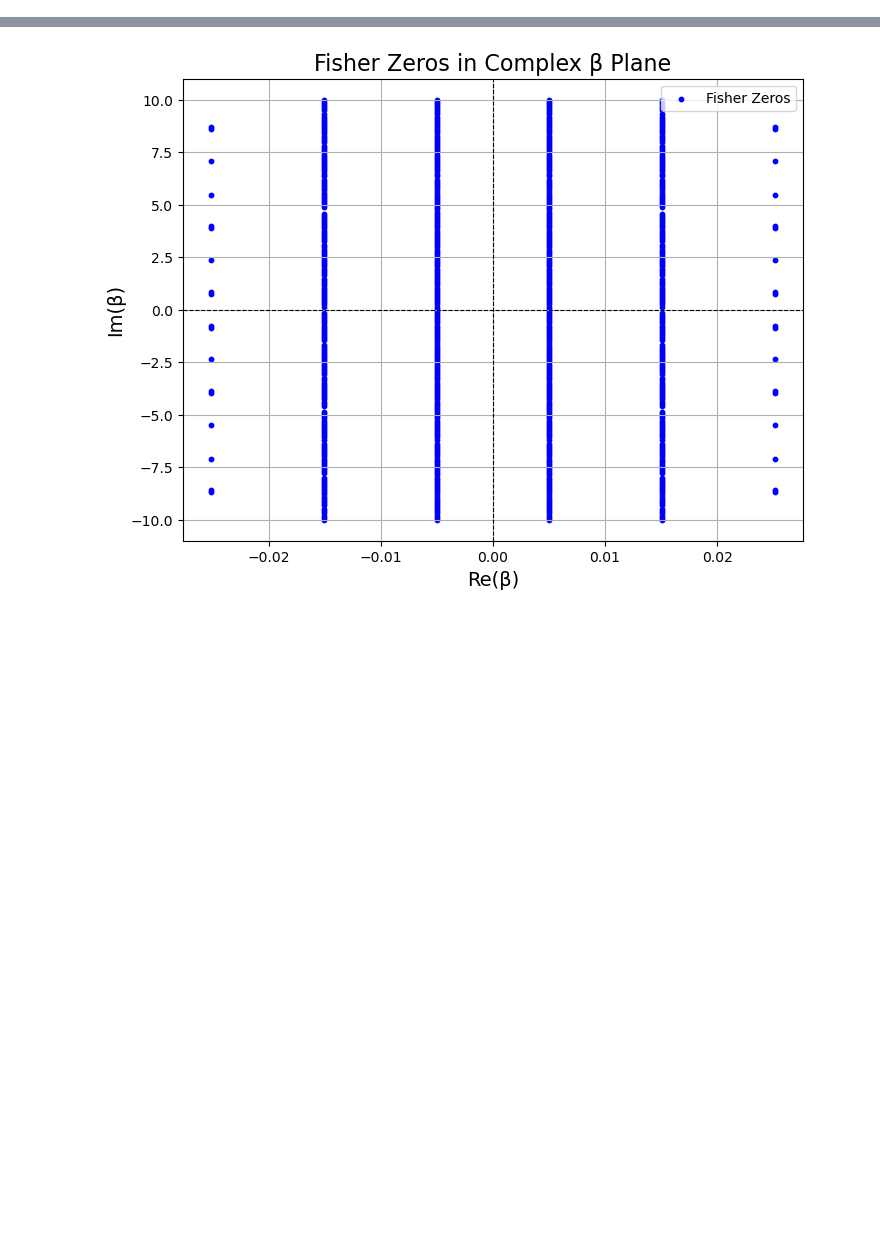
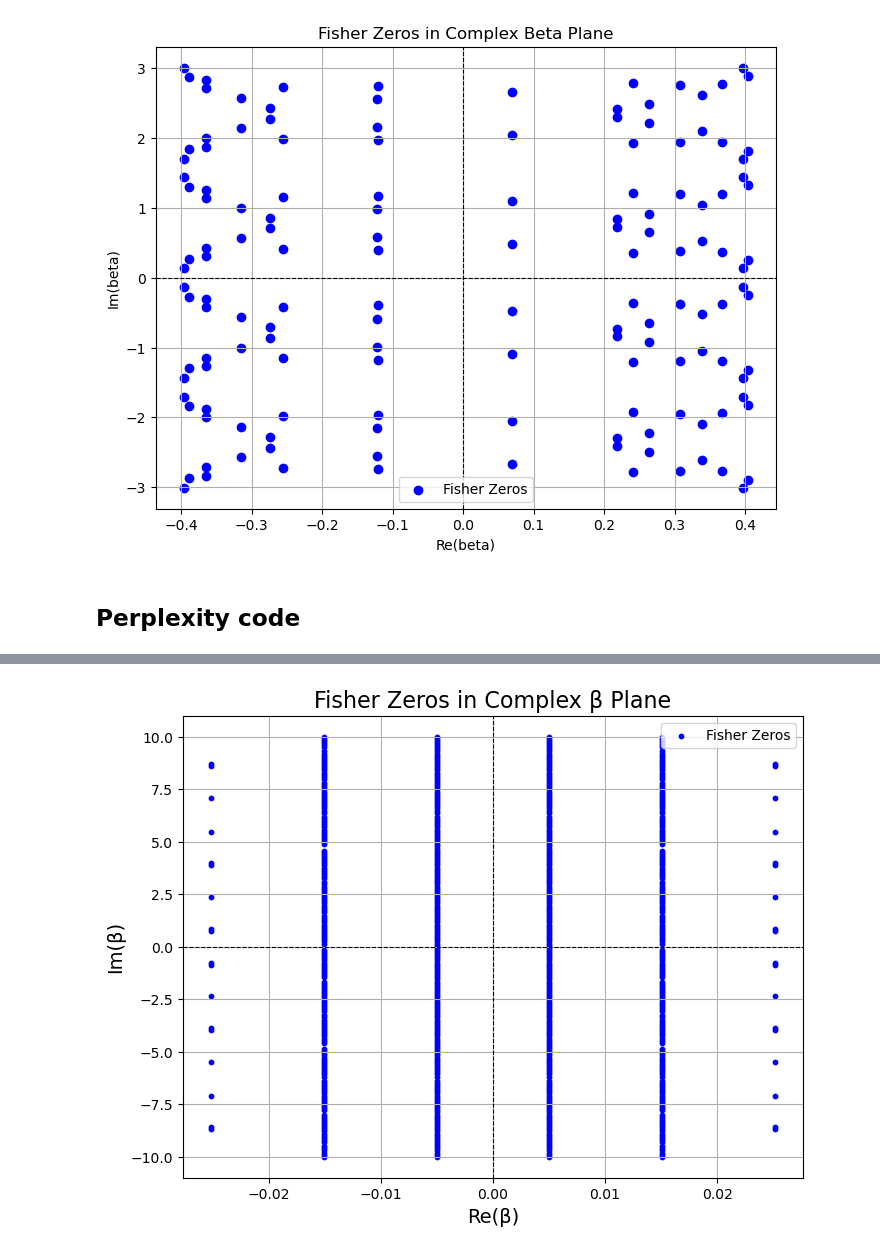
Before and after one commit to GregoryLJohnson/SimpleModels, a Jupyter notebook: MC_LYZ.ipynb, the cells around one changed output, grey strips where cells are left out. Cells and saved outputs as stored; diff of their text form; code cells hidden in the pictures; blank space fills up the shorter version.

Commit message:
confirmed Perplexity's result

```diff
--- a/MC_LYZ.ipynb
+++ b/MC_LYZ.ipynb
@@ -1,3 +121,39 @@
+# %%
+g_E = np.exp(dos)
+
+# Normalize energy levels to start from zero
+min_energy = int(np.min(energy_range))
+normalized_energy_range = energy_range - min_energy
+
+# Construct Z(beta): Polynomial in z with coefficients from g(E)
+coefficients_length = int(normalized_energy_range[-1]) + 1
+coefficients = np.zeros(coefficients_length)
+
+for i, E in enumerate(normalized_energy_range):
+    coefficients[int(E)] += g_E[i]
+
+# Find roots of Z(z) where z corresponds to exp(-beta)
+roots_z = np.roots(coefficients)
+
+# Convert roots into beta values: beta corresponds to ln(z)
+roots_beta_real = -np.log(np.abs(roots_z))
+roots_beta_imaginary = np.angle(roots_z)
+
+# Plot Fisher zeros in terms of beta in the complex plane
+plt.figure(figsize=(8, 6))
+plt.scatter(roots_beta_real, roots_beta_imaginary, color='blue', label="Fisher Zeros")
+plt.axhline(0, color='black', linestyle='--', linewidth=0.8)
+plt.axvline(0, color='black', linestyle='--', linewidth=0.8)
+plt.xlabel("Re(beta)")
+plt.ylabel("Im(beta)")
+plt.title("Fisher Zeros in Complex Beta Plane")
+plt.legend()
+plt.grid()
+plt.show()
+# %% [output]
+[figure, added]
+# %% [markdown]
+## Perplexity code
 # %%
 import numpy as np
 import matplotlib.pyplot as plt
```
Also changed, not shown: parts of 6 cells of this notebook.
